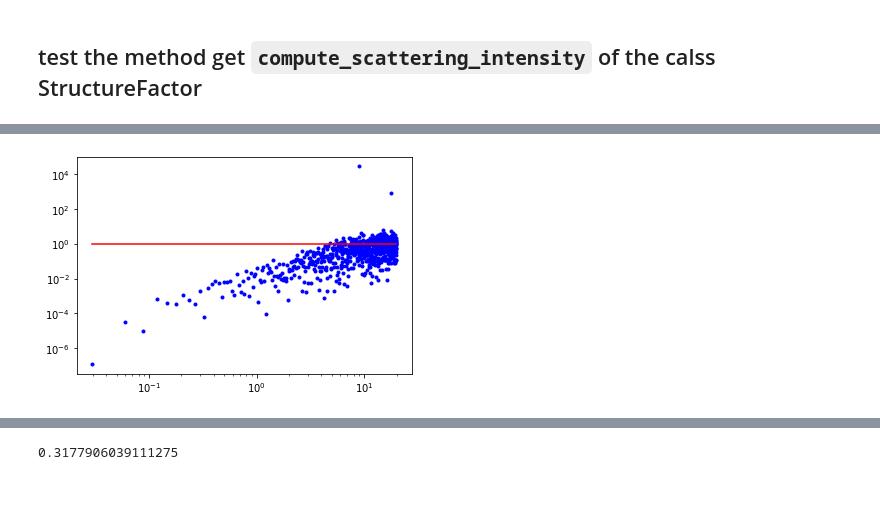
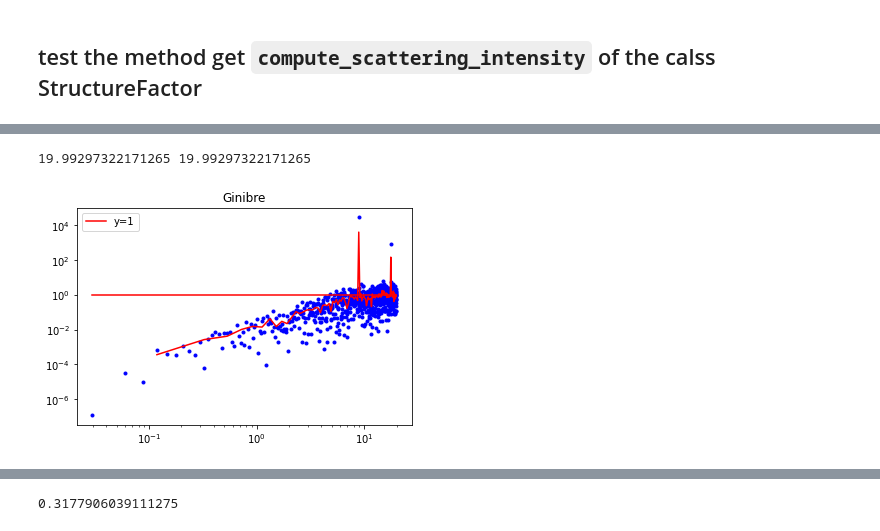
Before and after one commit to For-a-few-DPPs-more/structure-factor, a Jupyter notebook: notebooks/test_workflow.ipynb, the cells around one changed output, grey strips where cells are left out. Saved outputs shown, nothing was run; the diff lists cells and outputs as text; code cells hidden in the pictures; blank space fills up the shorter version.

Commit message:
testing the binning function

```diff
--- a/notebooks/test_workflow.ipynb
+++ b/notebooks/test_workflow.ipynb
@@ -127,0 +174,11 @@ L_poisson/2
+# %%
+def binning_function (r_vector, data, bins_number):
+    step = (np.max(r_vector) - np.min(r_vector))/bins_number
+    binned_data = []
+    binned_r = []
+    for i in range(1, bins_number +1):
+        index = (r_vector <=np.min(r_vector) +i*step) & (r_vector >= np.min(r_vector +(i-1)*step) )
+        binned_r.append(np.mean(r_vector[index]))
+        binned_data.append(np.mean(data[index]))
+    print(np.min(r_vector) +i*step, np.max(r_vector))
+    return (binned_r, binned_data)
@@ -128,10 +217,14 @@ L_poisson/2
 # %%
-wave_klatt, si_klatt = sf_klatt.compute_scattering_intensity(L=300, maximum_wave=20)
+wave_binned_klatt, binned_klatt = binning_function (wave_klatt, si_klatt, 100)
 plt.loglog(wave_klatt, si_klatt, 'b.')
-plt.loglog(wave_klatt, np.ones_like(wave_klatt), 'r-')
+plt.loglog(wave_klatt, np.ones_like(wave_klatt), 'r-', label="y=1")
+plt.loglog(wave_binned_klatt, binned_klatt, 'r')
+plt.title("Ginibre")
+plt.legend()
 plt.show()
 # %% [output]
+19.99297322171265 19.99297322171265
-[figure, old version]
+[figure, new version]
 # %%
 x = np.linspace(0,10)
 v = np.column_stack((x, x))
```
Also changed, not shown: parts of 15 cells of this notebook.
